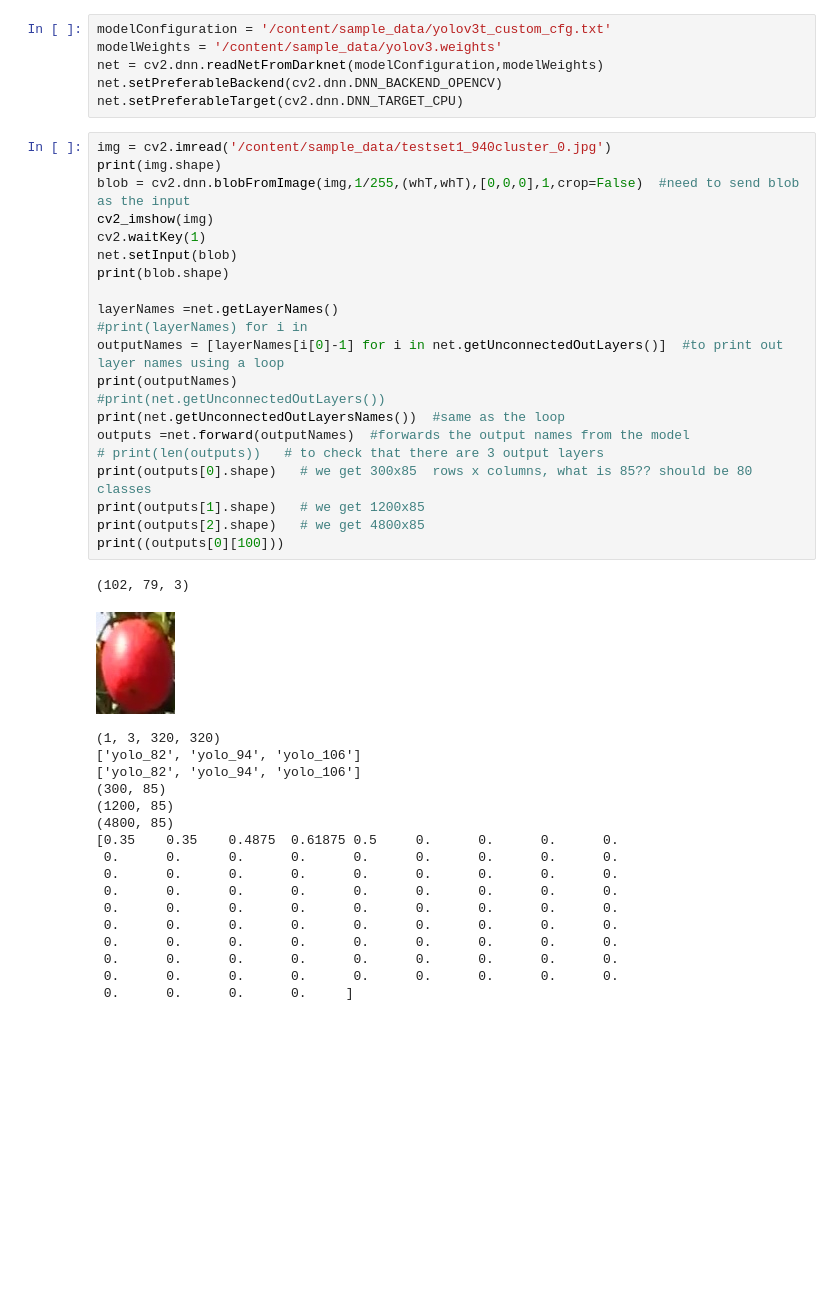
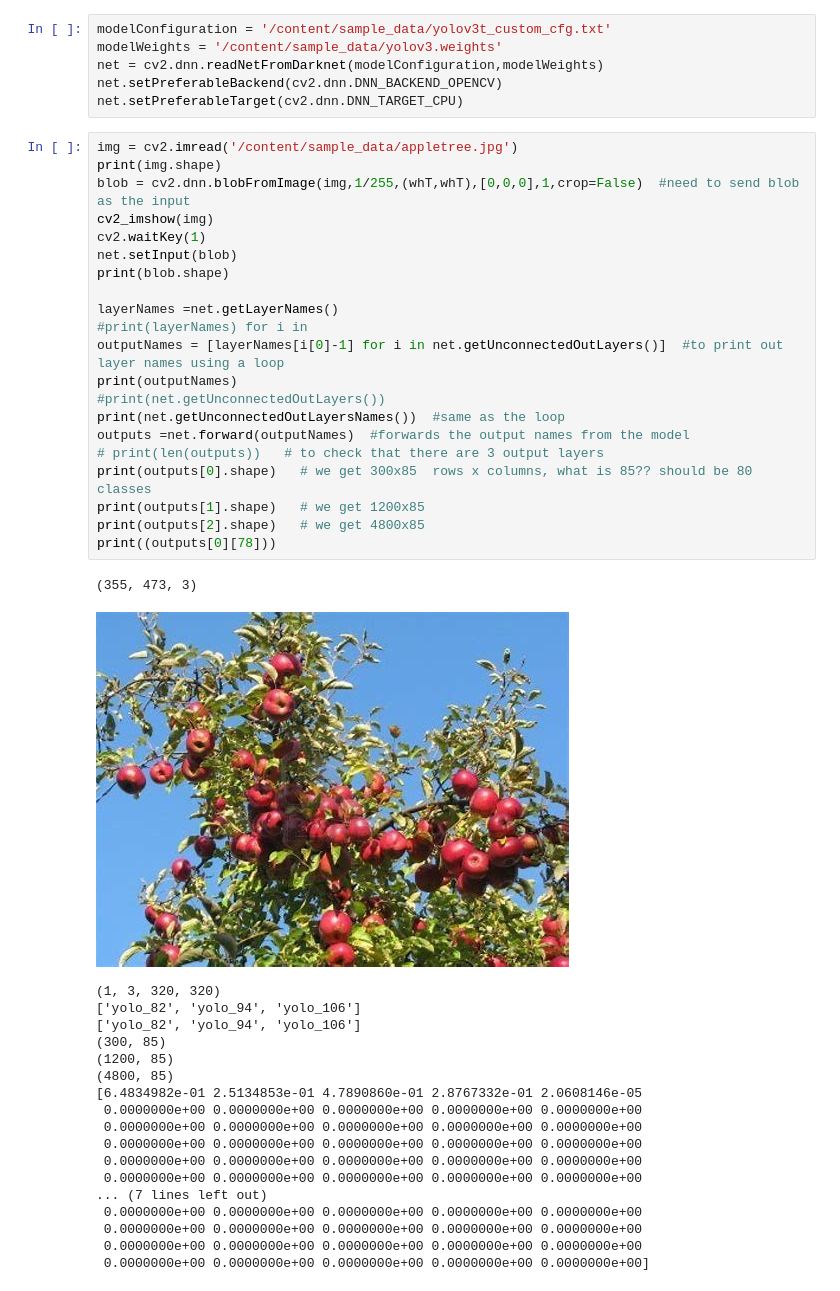
Before and after one commit to vijay-robot/YOLOv3, a Jupyter notebook: Yolo3_Murtaza.ipynb, the cells around one changed output. Saved outputs shown, nothing was run; the diff lists cells and outputs as text; blank space fills up the shorter version.

```diff
--- a/Yolo3_Murtaza.ipynb
+++ b/Yolo3_Murtaza.ipynb
@@ -32,45 +33,46 @@ net = cv2.dnn.readNetFromDarknet(modelConfiguration,modelWeights)
 net.setPreferableBackend(cv2.dnn.DNN_BACKEND_OPENCV)
 net.setPreferableTarget(cv2.dnn.DNN_TARGET_CPU)
 # %%
-img = cv2.imread('/content/sample_data/testset1_940cluster_0.jpg')
+img = cv2.imread('/content/sample_data/appletree.jpg')
 print(img.shape)
 blob = cv2.dnn.blobFromImage(img,1/255,(whT,whT),[0,0,0],1,crop=False)  #need to send blob as the input
 cv2_imshow(img)
 cv2.waitKey(1)
 net.setInput(blob)
 print(blob.shape)
 
 layerNames =net.getLayerNames()
 #print(layerNames) for i in
 outputNames = [layerNames[i[0]-1] for i in net.getUnconnectedOutLayers()]  #to print out layer names using a loop
 print(outputNames)
 #print(net.getUnconnectedOutLayers())
 print(net.getUnconnectedOutLayersNames())  #same as the loop
 outputs =net.forward(outputNames)  #forwards the output names from the model
 # print(len(outputs))   # to check that there are 3 output layers
 print(outputs[0].shape)   # we get 300x85  rows x columns, what is 85?? should be 80 classes
 print(outputs[1].shape)   # we get 1200x85
 print(outputs[2].shape)   # we get 4800x85
-print((outputs[0][100]))
+print((outputs[0][78]))
 # %% [output]
-(102, 79, 3)
+(355, 473, 3)
-[figure, old version]
+[figure, new version]
 (1, 3, 320, 320)
 ['yolo_82', 'yolo_94', 'yolo_106']
 ['yolo_82', 'yolo_94', 'yolo_106']
 (300, 85)
 (1200, 85)
 (4800, 85)
-[0.35    0.35    0.4875  0.61875 0.5     0.      0.      0.      0.
- 0.      0.      0.      0.      0.      0.      0.      0.      0.
- 0.      0.      0.      0.      0.      0.      0.      0.      0.
- 0.      0.      0.      0.      0.      0.      0.      0.      0.
- 0.      0.      0.      0.      0.      0.      0.      0.      0.
- 0.      0.      0.      0.      0.      0.      0.      0.      0.
- 0.      0.      0.      0.      0.      0.      0.      0.      0.
- 0.      0.      0.      0.      0.      0.      0.      0.      0.
- 0.      0.      0.      0.      0.      0.      0.      0.      0.
- 0.      0.      0.      0.     ]
+[6.4834982e-01 2.5134853e-01 4.7890860e-01 2.8767332e-01 2.0608146e-05
+ 0.0000000e+00 0.0000000e+00 0.0000000e+00 0.0000000e+00 0.0000000e+00
+ 0.0000000e+00 0.0000000e+00 0.0000000e+00 0.0000000e+00 0.0000000e+00
+ 0.0000000e+00 0.0000000e+00 0.0000000e+00 0.0000000e+00 0.0000000e+00
+ 0.0000000e+00 0.0000000e+00 0.0000000e+00 0.0000000e+00 0.0000000e+00
+ 0.0000000e+00 0.0000000e+00 0.0000000e+00 0.0000000e+00 0.0000000e+00
+... (7 lines left out)
+ 0.0000000e+00 0.0000000e+00 0.0000000e+00 0.0000000e+00 0.0000000e+00
+ 0.0000000e+00 0.0000000e+00 0.0000000e+00 0.0000000e+00 0.0000000e+00
+ 0.0000000e+00 0.0000000e+00 0.0000000e+00 0.0000000e+00 0.0000000e+00
+ 0.0000000e+00 0.0000000e+00 0.0000000e+00 0.0000000e+00 0.0000000e+00]
 # %%
 def findObjects(outputs,img):
   hT,wT,cT = img.shape
```
Also changed, not shown: parts of 3 cells of this notebook.
